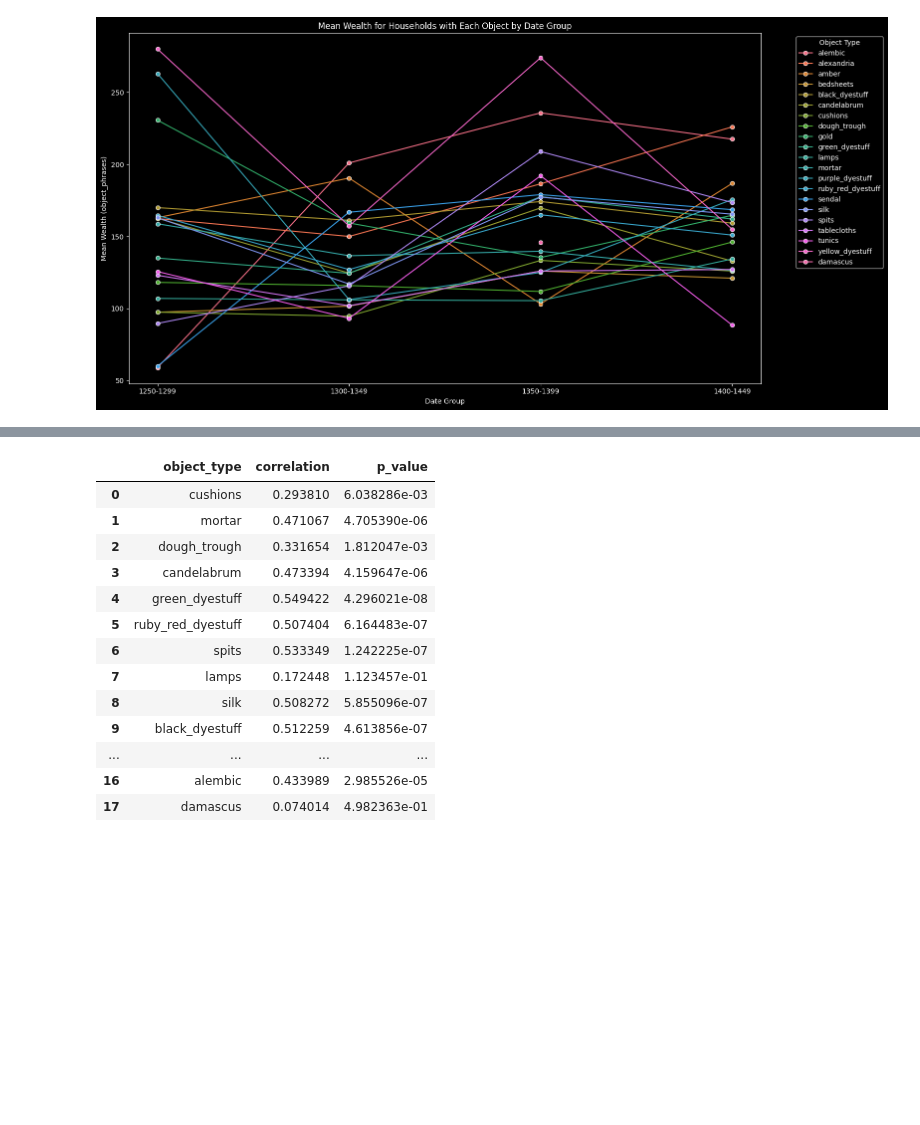
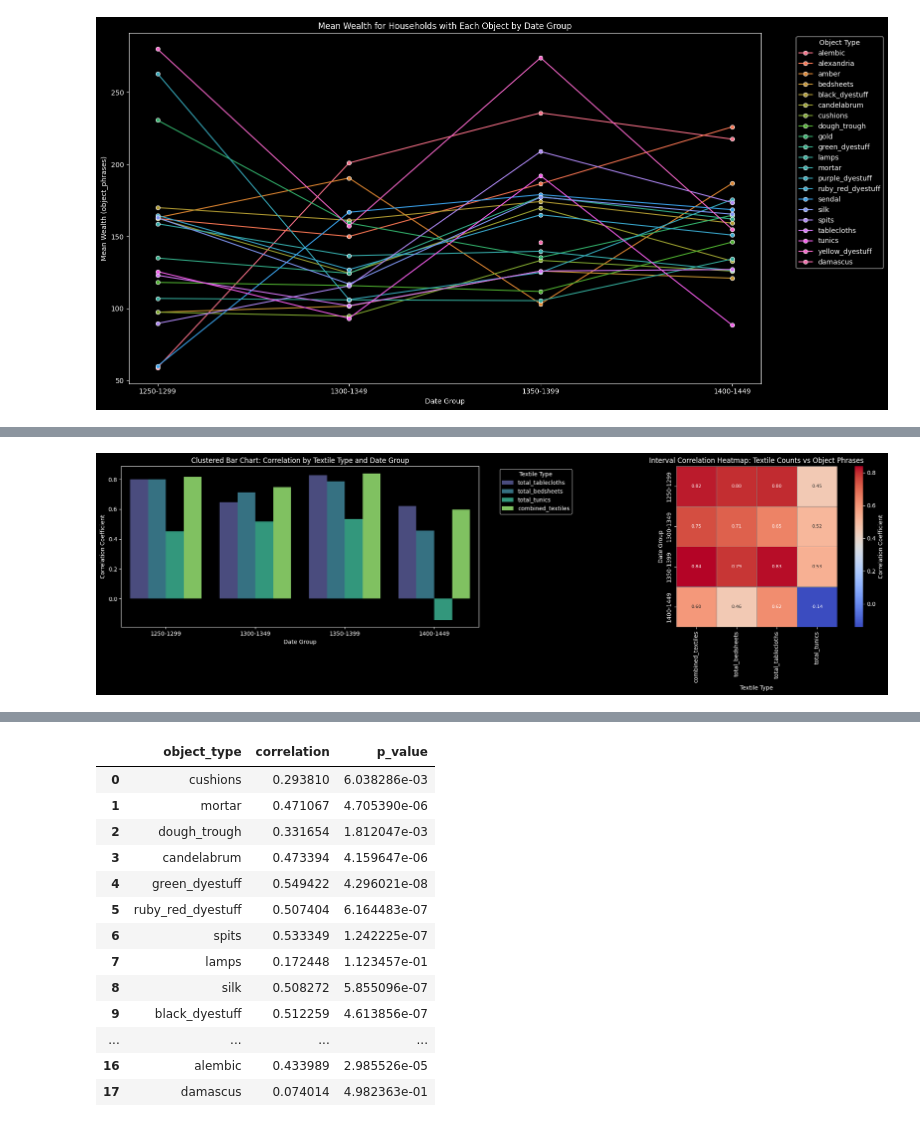
Before and after one commit to gpizzorno/marseille-luxury-objects, a Jupyter notebook: luxury-items.ipynb, the cells around one changed output, grey strips where cells are left out. Saved outputs shown, nothing was run; the diff lists cells and outputs as text; code cells hidden in the pictures; blank space fills up the shorter version.

```diff
--- a/luxury-items.ipynb
+++ b/luxury-items.ipynb
@@ -222,0 +217,91 @@ The **p-values** indicate the statistical significance of the correlation: less
+# %%
+# Repeat the textile correlation analysis for each time interval
+interval_correlation_results = []
+for group, year_range in date_groupings.items():
+    interval_data = df[df['year'].isin(year_range)]
+    for col in [*columns_to_analyze, 'combined_textiles']:
+        if not interval_data.empty:
+            corr, p_value = pearsonr(interval_data[col], interval_data['object_phrases'])
+            interval_correlation_results.append(
+                {
+                    'date_group': group,
+                    'column': col,
+                    'correlation': corr,
+                    'p_value': p_value,
+                }
+            )
+
+# Convert results to DataFrame
+interval_correlation_df = pd.DataFrame(interval_correlation_results)
+
+# Display interval correlation results
+display(interval_correlation_df)
+
+# Visualize results
+fig, (ax1, ax2) = plt.subplots(ncols=2, figsize=(20, 6))
+sns.barplot(
+    data=interval_correlation_df,
+    x='date_group',
+    y='correlation',
+    hue='column',
+    palette='viridis',
+    ax=ax1,
+    dodge=True,
+)
+ax1.set_title('Clustered Bar Chart: Correlation by Textile Type and Date Group')
+ax1.set_xlabel('Date Group')
+ax1.set_ylabel('Correlation Coefficient')
+ax1.legend(title='Textile Type', bbox_to_anchor=(1.05, 1), loc='upper left')
+sns.heatmap(
+    interval_correlation_df.pivot(index='date_group', columns='column', values='correlation'),
+    annot=True,
+    cmap='coolwarm',
+    cbar_kws={'label': 'Correlation Coefficient'},
+    fmt='.2f',
+    linewidths=0.5,
+    linecolor='gray',
+    square=True,
+    mask=interval_correlation_df.pivot(index='date_group', columns='column', values='correlation').isnull(),
+    annot_kws={'size': 8},
+)
+ax2.set_title('Interval Correlation Heatmap: Textile Counts vs Object Phrases')
+ax2.set_xlabel('Textile Type')
+ax2.set_ylabel('Date Group')
+plt.tight_layout()
+plt.show()
+
+# Facet Grid of Line Plots
+facet_data = interval_correlation_df.copy()
+facet_data['date_group'] = pd.Categorical(facet_data['date_group'], categories=date_groupings.keys(), ordered=True)
+facet_grid = sns.FacetGrid(facet_data, col='column', col_wrap=2, height=3, aspect=1.5, sharey=True, sharex=True)
+facet_grid.map(sns.lineplot, 'date_group', 'correlation', marker='o').add_legend()
+facet_grid.set_titles(col_template='{col_name}')
+facet_grid.set_axis_labels('Date Group', 'Correlation Coefficient')
+facet_grid.fig.subplots_adjust(top=0.9)
+facet_grid.fig.suptitle('Facet Grid of Correlation Trends by Textile Type and Date Group')
+plt.show()
+
+# Radar charts
+grid_data = interval_correlation_df.pivot(index='date_group', columns='column', values='correlation')
+categories = grid_data.columns.tolist()
+
+fig, axes = plt.subplots(2, 2, subplot_kw={'polar': True}, figsize=(16, 6))
+axes = axes.flatten()
+for date_group, ax in zip(grid_data.index, axes):
+    values = grid_data.loc[date_group].fillna(0).tolist()
+    values += values[:1]  # Close the radar chart
+    angles = [n / float(len(categories)) * 2 * pi for n in range(len(categories))]
+    angles += angles[:1]
+
+    ax.set_theta_offset(pi / 2)
+    ax.set_theta_direction(-1)
+
+    plt.xticks(angles[:-1], categories, color='grey', size=8)
+    ax.plot(angles, values, linewidth=1, linestyle='solid', label=date_group)
+    ax.fill(angles, values, alpha=0.3)
+    ax.set_title(f'{date_group}', size=12, y=1.1)
+
+plt.tight_layout()
+plt.suptitle('Radar Charts: Correlation by Textile Type and Date Group', size=16, y=1.05)
+plt.show()
+# %% [output]
@@ -222,0 +325 @@ The **p-values** indicate the statistical significance of the correlation: less
+[figure, added]
```
Also changed, not shown: parts of 14 cells of this notebook.
